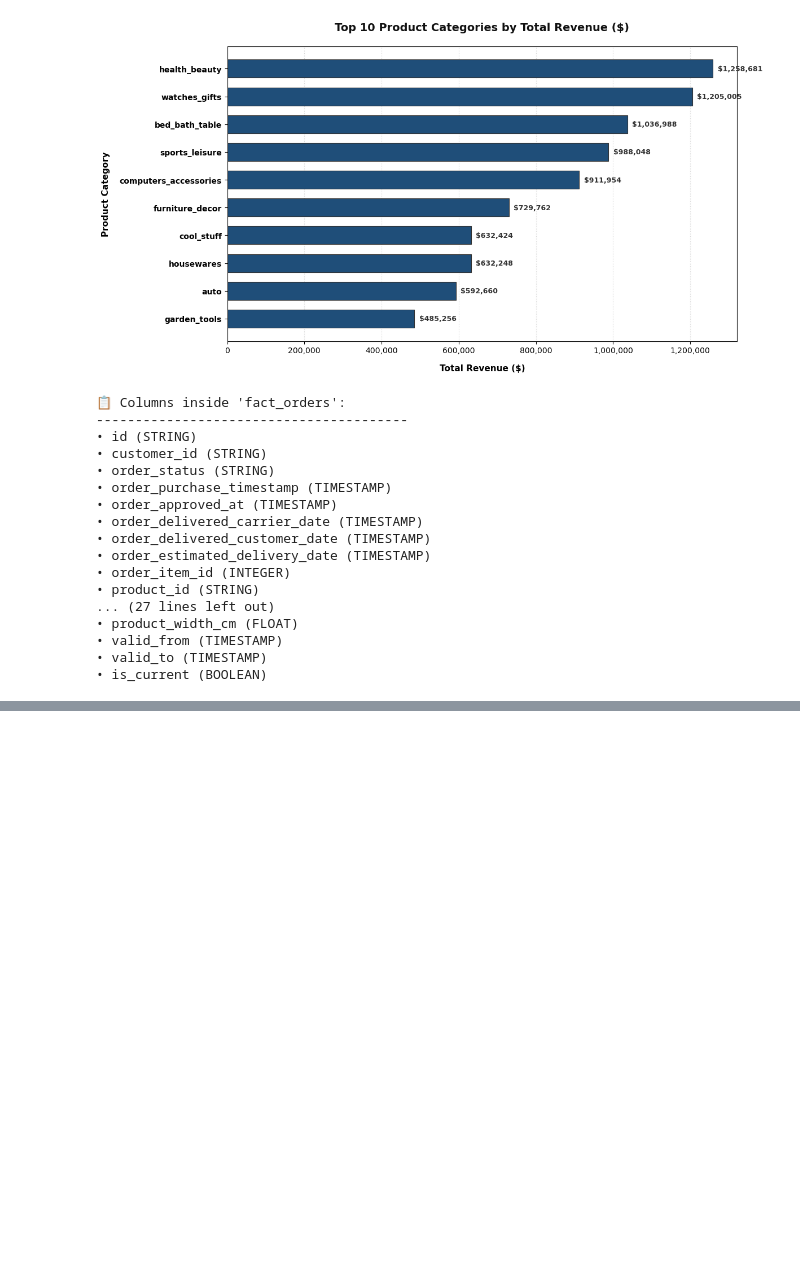
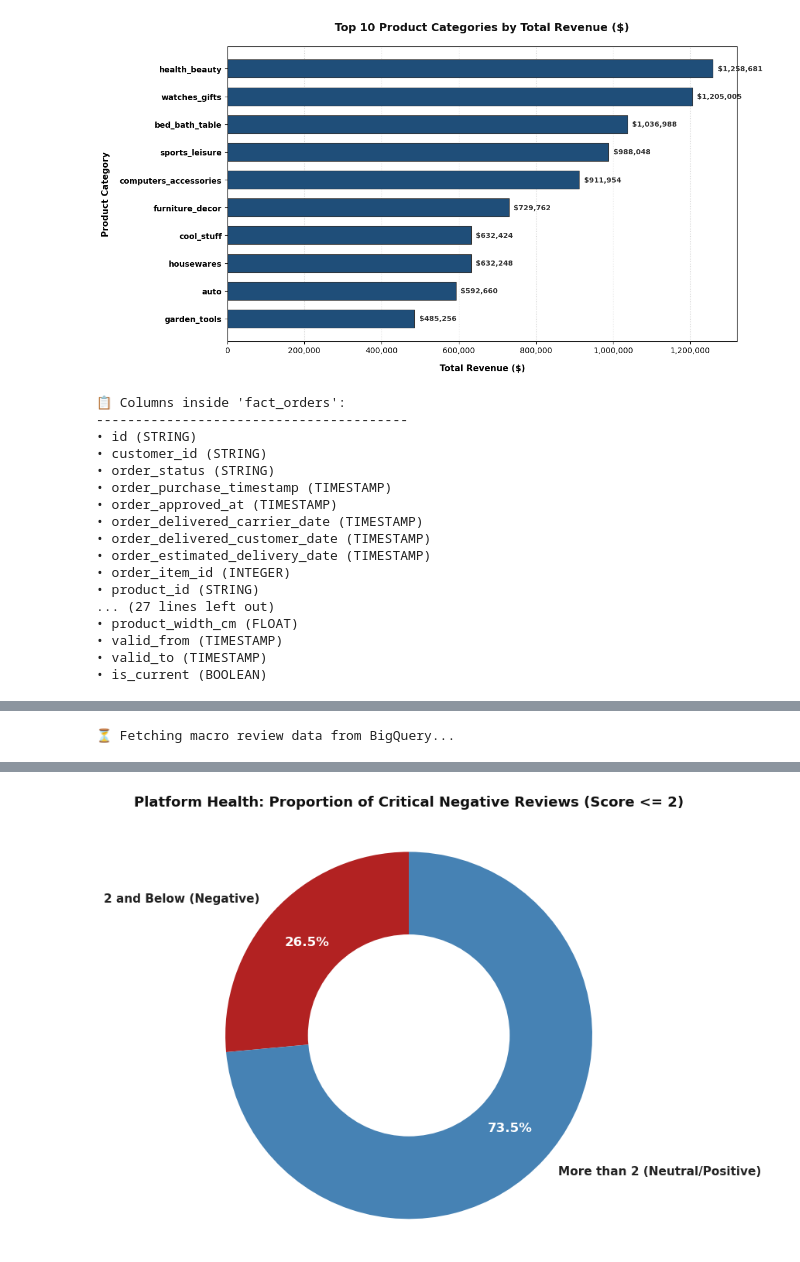
Before and after one commit to sctp-team2/m2-elt, a Jupyter notebook: my-work/JennFang/Notebooks-olist_goldmart_prod/olist_data_visualization.ipynb, the cells around one changed output, grey strips where cells are left out. Drawn from its saved outputs; the diff is of its cells as text; code cells hidden in the pictures; blank space fills up the shorter version.

```diff
--- a/my-work/JennFang/Notebooks-olist_goldmart_prod/olist_data_visualization.ipynb
+++ b/my-work/JennFang/Notebooks-olist_goldmart_prod/olist_data_visualization.ipynb
@@ -1259,0 +1324,75 @@ for table_name in ["fact_orders", "dim_products"]:
+# %%
+import matplotlib.pyplot as plt
+import pandas as pd
+from google.cloud import bigquery
+
+# 1. Initialize the BigQuery client
+client = bigquery.Client()
+
+# Optimized Macro-level Query using your exact team paths
+macro_count_query = """
+SELECT
+  CASE
+    WHEN r.review_score <= 2 THEN '2 and Below (Negative)'
+    ELSE 'More than 2 (Neutral/Positive)'
+  END AS review_category,
+  COUNT(DISTINCT r.id) AS total_reviews
+FROM `sctp-team2-project2-elt.olist_gold_mart_prod.dim_reviews` AS r
+WHERE r.review_comment_message IS NOT NULL
+GROUP BY review_category
+ORDER BY review_category;
+"""
+
+print("⏳ Fetching macro review data from BigQuery...")
+try:
+    df_counts = client.query(macro_count_query).to_dataframe()
+    print("✅ Data successfully retrieved!")
+except Exception as e:
+    print(f"❌ Query Failed! Error Details: {e}")
+    raise
+
+# Print the clean summary table directly into your notebook output
+print("\n--- Total Review Headcount ---")
+print(df_counts.to_string(index=False))
+print("------------------------------\n")
+
+# 2. Configure executive presentation colors
+# Crimson Red for Negative (Action Required), Steel Blue for Neutral/Positive
+macro_colors = ['#b22222', '#4682b4']
+
+# 3. Build the Donut Chart layout
+fig, ax = plt.subplots(figsize=(8, 6))
+
+wedges, texts, autotexts = ax.pie(
+    df_counts['total_reviews'],
+    labels=df_counts['review_category'],
+    autopct='%1.1f%%',
+    startangle=90,
+    colors=macro_colors,
+    textprops=dict(color="#222222", fontsize=11, fontweight='bold'),
+    pctdistance=0.75
+)
+
+# Draw a clean white cutout circle in the center to complete the donut visual
+centre_circle = plt.Circle((0,0), 0.55, fc='white')
+fig.gca().add_artist(centre_circle)
+
+# Adjust text colors inside the slices for readability
+for autotext in autotexts:
+    autotext.set_color('white')
+    autotext.set_fontsize(12)
+
+ax.axis('equal')
+plt.title('Platform Health: Proportion of Critical Negative Reviews (Score <= 2)',
+          fontsize=13, pad=25, fontweight='bold', color='#111111')
+
+plt.tight_layout()
+
+# Save the visualization directly to your local workspace
+plt.savefig('review_macro_distribution_chart.png', dpi=300, bbox_inches='tight')
+print("🎉 Success! Chart generated and saved as 'review_macro_distribution_chart.png'!")
+
+# Render inside your notebook cell
+plt.show()
+# %% [output]
+⏳ Fetching macro review data from BigQuery...
@@ -1259,0 +1408 @@ for table_name in ["fact_orders", "dim_products"]:
+[figure, added]
```
Also changed, not shown: parts of 4 cells of this notebook.
